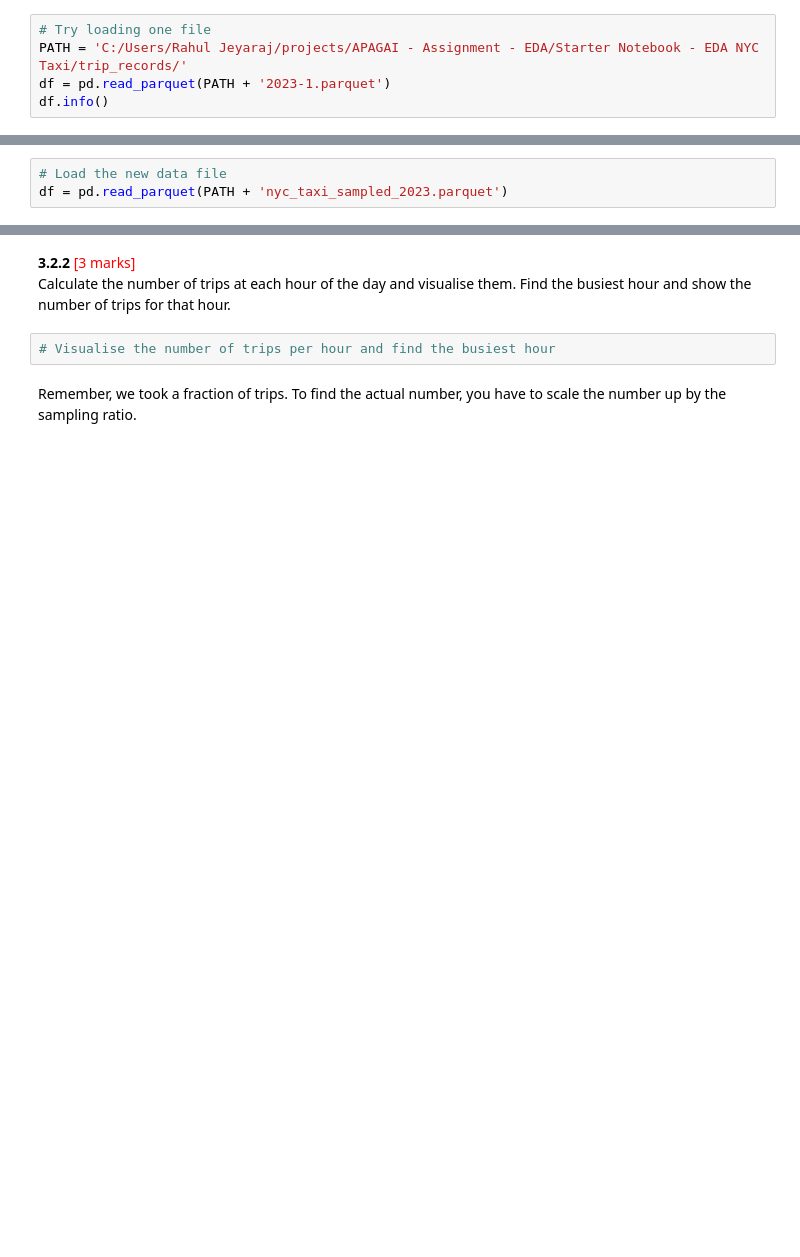
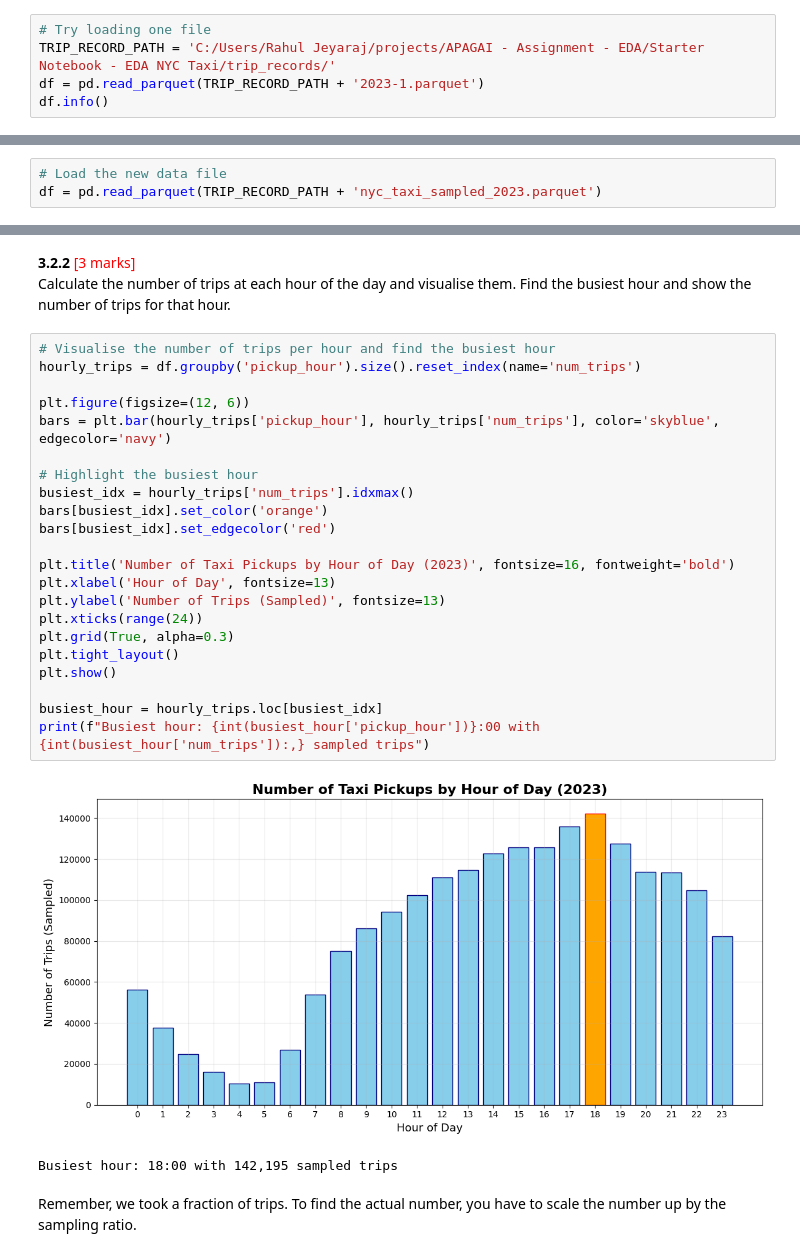
Before and after one commit to rahuljeyaraj/EDA-NYC-Taxi, a Jupyter notebook: EDA_Assg_NYC_Taxi_Starter.ipynb, the cells around one changed output, grey strips where cells are left out. Cells and saved outputs as stored; diff of their text form; blank space fills up the shorter version.

```diff
--- a/EDA_Assg_NYC_Taxi_Starter.ipynb
+++ b/EDA_Assg_NYC_Taxi_Starter.ipynb
@@ -127,8 +127,8 @@ To read parquet files with Pandas, you have to follow a similar syntax as that f
 `df = pd.read_parquet('file.parquet')`
 # %%
 # Try loading one file
-PATH = 'C:/Users/Rahul Jeyaraj/projects/APAGAI - Assignment - EDA/Starter Notebook - EDA NYC Taxi/trip_records/'
-df = pd.read_parquet(PATH + '2023-1.parquet')
+TRIP_RECORD_PATH = 'C:/Users/Rahul Jeyaraj/projects/APAGAI - Assignment - EDA/Starter Notebook - EDA NYC Taxi/trip_records/'
+df = pd.read_parquet(TRIP_RECORD_PATH + '2023-1.parquet')
 df.info()
 # %% [output]
 <class 'pandas.core.frame.DataFrame'>
@@ -278,7 +278,7 @@ Saved sampled data: 2,090,989 rows
 Now we can load the new data directly.
 # %%
 # Load the new data file
-df = pd.read_parquet(PATH + 'nyc_taxi_sampled_2023.parquet')
+df = pd.read_parquet(TRIP_RECORD_PATH + 'nyc_taxi_sampled_2023.parquet')
 # %%
 df.head()
 # %% [output]
@@ -1310,8 +1513,31 @@ How does identifying high-traffic, high-demand routes help us?
 # %% [markdown]
 **3.2.2** <font color = red>[3 marks]</font> <br>
 Calculate the number of trips at each hour of the day and visualise them. Find the busiest hour and show the number of trips for that hour.
-# %%
-# Visualise the number of trips per hour and find the busiest hour
+# %%
+# Visualise the number of trips per hour and find the busiest hour
+hourly_trips = df.groupby('pickup_hour').size().reset_index(name='num_trips')
+
+plt.figure(figsize=(12, 6))
+bars = plt.bar(hourly_trips['pickup_hour'], hourly_trips['num_trips'], color='skyblue', edgecolor='navy')
+
+# Highlight the busiest hour
+busiest_idx = hourly_trips['num_trips'].idxmax()
+bars[busiest_idx].set_color('orange')
+bars[busiest_idx].set_edgecolor('red')
+
+plt.title('Number of Taxi Pickups by Hour of Day (2023)', fontsize=16, fontweight='bold')
+plt.xlabel('Hour of Day', fontsize=13)
+plt.ylabel('Number of Trips (Sampled)', fontsize=13)
+plt.xticks(range(24))
+plt.grid(True, alpha=0.3)
+plt.tight_layout()
+plt.show()
+
+busiest_hour = hourly_trips.loc[busiest_idx]
+print(f"Busiest hour: {int(busiest_hour['pickup_hour'])}:00 with {int(busiest_hour['num_trips']):,} sampled trips")
+# %% [output]
+[figure, added]
+Busiest hour: 18:00 with 142,195 sampled trips
 # %% [markdown]
 Remember, we took a fraction of trips. To find the actual number, you have to scale the number up by the sampling ratio.
 # %% [markdown]
```
Also changed, not shown: parts of 23 cells of this notebook.
